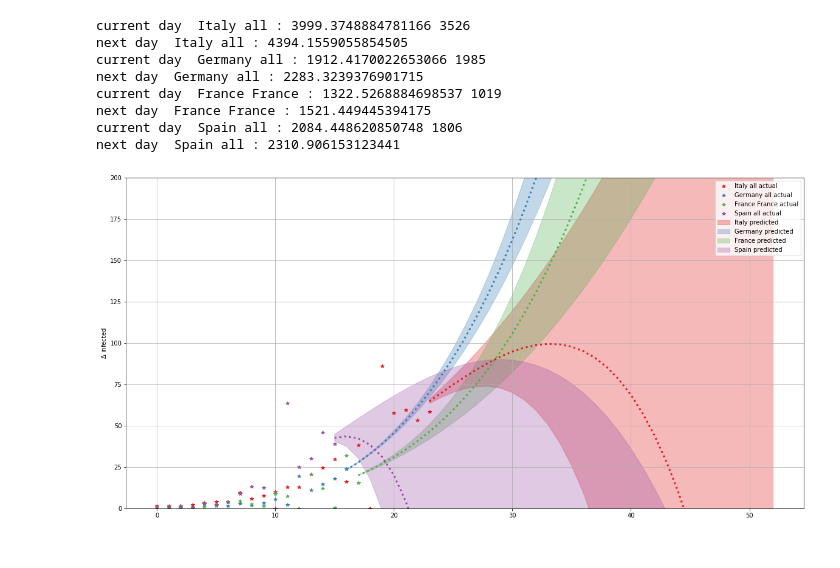
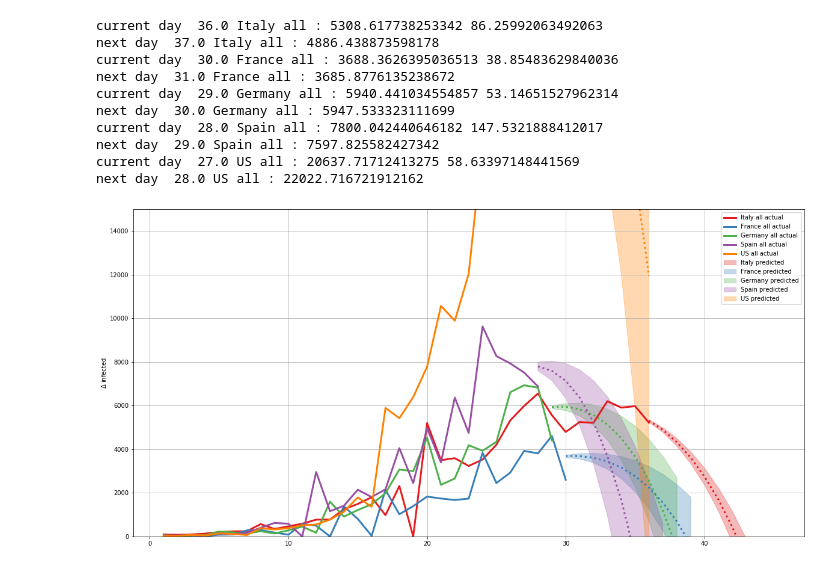
Before and after one commit to venergiac/covid-19-elastcnet-model, a Jupyter notebook: covid-19.ipynb, the cells around one changed output. Saved outputs shown, nothing was run; the diff lists cells and outputs as text; code cells hidden in the pictures.

```diff
--- a/covid-19.ipynb
+++ b/covid-19.ipynb
@@ -21,7 +25,7 @@ from sklearn.linear_model import MultiTaskElasticNet
 from sklearn.linear_model import ElasticNet
 from sklearn.pipeline import Pipeline
 # %%
-df = pd.read_csv('COVID-19/csse_covid_19_data/csse_covid_19_time_series/time_series_19-covid-Confirmed.csv')
+df = pd.read_csv('COVID-19/csse_covid_19_data/csse_covid_19_time_series/time_series_covid19_confirmed_global.csv')
 # %%
 df[(df['Country/Region']=='US') & ((df['Province/State'].isna()) | (df['Province/State']=='US'))]
 # %% [output]
@@ -69,7 +74,7 @@ from sklearn.preprocessing import FunctionTransformer
 
 def __build_model(degree):
     model = Pipeline([('poly', PolynomialFeatures(degree=degree)),
-                      ('linear', ElasticNet(fit_intercept=False, max_iter=10000))])
+                      ('linear', ElasticNet(fit_intercept=False, max_iter=10000,normalize=True, warm_start=True))])
 
     return model
 
@@ -145,37 +156,41 @@ population_by_nation = {'Italy': 60.480,
                          'Germany': 82.790,
                          'Norway': 5.368,
                          'Belgium': 11.400,
-                         'Greece': 10.740}
-population_by_nation = {'Italy': 60.480,'Germany': 82.790,'France': 66.890,'Spain':46.600}
+                         'Greece': 10.740,
+                        'US':331.002651}
+population_by_nation = {'Italy': 60.480,'France': 66.890,'Germany': 82.790,'Spain':46.600, 'US':331.002651}
 # %%
 from matplotlib.cm import get_cmap
 
 name = "Set1"
 cmap = get_cmap(name)
 COLORS =  cmap.colors
 
 
 def predict_and_plot_all(df, population_by_nation, next_days):
+    model_l, model_u = None, None
     plt.figure(figsize=(20,10))
     for i,nation in enumerate(population_by_nation):
         #print("--\n",nation)
         population = population_by_nation[nation]
-        predict_and_plot(df, nation,population, next_days, color = COLORS[i])
+        model_l, model_u = predict_and_plot(df, nation,population, next_days, color = COLORS[i], model_l=model_l, model_u=model_u)
 
-    plt.ylim(0, 200)
+    plt.ylim(0, 15000)
     plt.ylabel('$\Delta$ infected')
     plt.legend()
     plt.grid()
     plt.show()
 
-predict_and_plot_all(df, population_by_nation, 30)
+predict_and_plot_all(df, population_by_nation, 10)
 # %% [output]
-current day  Italy all : 3999.3748884781166 3526
-next day  Italy all : 4394.1559055854505
-current day  Germany all : 1912.4170022653066 1985
-next day  Germany all : 2283.3239376901715
-current day  France France : 1322.5268884698537 1019
-next day  France France : 1521.449445394175
-current day  Spain all : 2084.448620850748 1806
-next day  Spain all : 2310.906153123441
+current day  36.0 Italy all : 5308.617738253342 86.25992063492063
+next day  37.0 Italy all : 4886.438873598178
+current day  30.0 France all : 3688.3626395036513 38.85483629840036
+next day  31.0 France all : 3685.8776135238672
+current day  29.0 Germany all : 5940.441034554857 53.14651527962314
+next day  30.0 Germany all : 5947.533323111699
+current day  28.0 Spain all : 7800.042440646182 147.5321888412017
+next day  29.0 Spain all : 7597.825582427342
+current day  27.0 US all : 20637.71712413275 58.63397148441569
+next day  28.0 US all : 22022.716721912162
-[figure, old version]
+[figure, new version]
```
Also changed, not shown: parts of 4 cells of this notebook, 1 other file.
